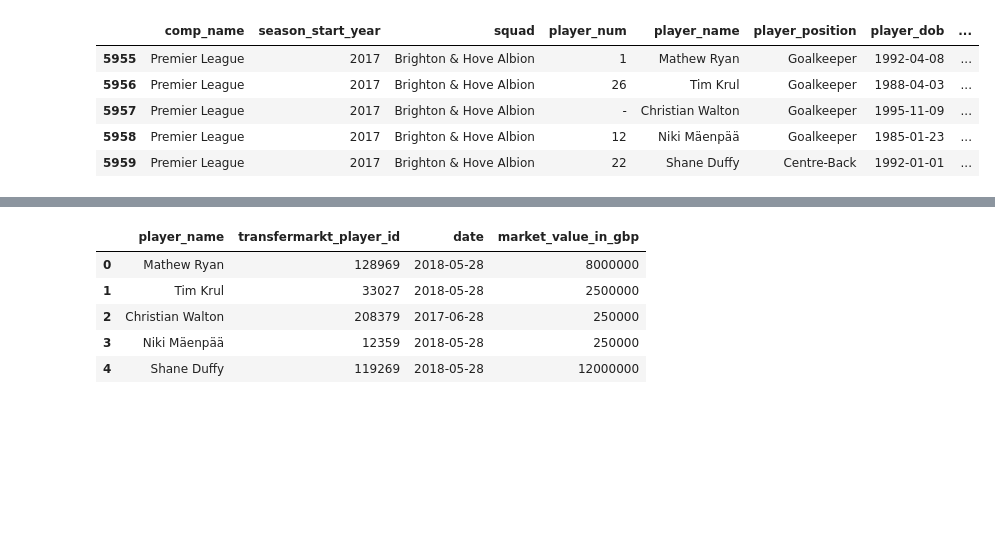
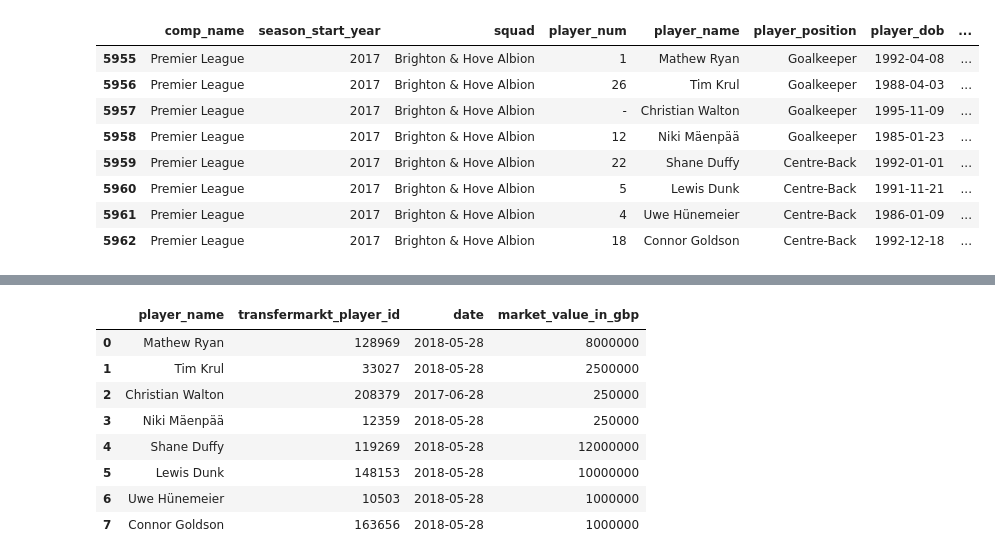
Before and after one commit to lyonjust/soccermatics, a Jupyter notebook: Assignment 2/get-transfermarkt-market-values.ipynb, the cells around one changed output, grey strips where cells are left out. Drawn from its saved outputs; the diff is of its cells as text; code cells hidden in the pictures; blank space fills up the shorter version.

```diff
--- a/Assignment 2/get-transfermarkt-market-values.ipynb
+++ b/Assignment 2/get-transfermarkt-market-values.ipynb
@@ -35,14 +38,17 @@ columns_to_keep = ['comp_name', 'season_start_year', 'squad',
 # %%
 df_brighton_players_2018 = df_transfermarkt_players[(df_transfermarkt_players['season_start_year']==2017) & (df_transfermarkt_players['squad']=='Brighton & Hove Albion')]
 df_brighton_players_2018 = df_brighton_players_2018[columns_to_keep]
-df_brighton_players_2018.head(5)
+df_brighton_players_2018.head(8)
 # %% [output]
 |  | comp_name | season_start_year | squad | player_num | player_name | player_position | player_dob | ... |
 | 5955 | Premier League | 2017 | Brighton & Hove Albion | 1 | Mathew Ryan | Goalkeeper | 1992-04-08 | ... |
 | 5956 | Premier League | 2017 | Brighton & Hove Albion | 26 | Tim Krul | Goalkeeper | 1988-04-03 | ... |
 | 5957 | Premier League | 2017 | Brighton & Hove Albion | - | Christian Walton | Goalkeeper | 1995-11-09 | ... |
 | 5958 | Premier League | 2017 | Brighton & Hove Albion | 12 | Niki Mäenpää | Goalkeeper | 1985-01-23 | ... |
 | 5959 | Premier League | 2017 | Brighton & Hove Albion | 22 | Shane Duffy | Centre-Back | 1992-01-01 | ... |
+| 5960 | Premier League | 2017 | Brighton & Hove Albion | 5 | Lewis Dunk | Centre-Back | 1991-11-21 | ... |
+| 5961 | Premier League | 2017 | Brighton & Hove Albion | 4 | Uwe Hünemeier | Centre-Back | 1986-01-09 | ... |
+| 5962 | Premier League | 2017 | Brighton & Hove Albion | 18 | Connor Goldson | Centre-Back | 1992-12-18 | ... |
 # %%
 base_url = 'https://www.transfermarkt.com/a/marktwertverlauf/spieler/' # "a" is a placeholder, can be anything, technically is player name but doesn't matter
 # %%
@@ -152,7 +158,7 @@ for id in tqdm(transfermarkt_ids):
         all_player_market_values.extend(this_player_transfer_history)
 # %%
 df_all_player_market_values = pd.DataFrame(all_player_market_values, columns=columns)
-df_all_player_market_values.head(5)
+df_all_player_market_values.head(8)
 # %% [output]
 |  | player_name | transfermarkt_player_id | date | market_value_in_gbp |
 | 0 | Mathew Ryan | 128969 | 2018-05-28 | 8000000 |
@@ -160,3 +166,6 @@ df_all_player_market_values.head(5)
 | 2 | Christian Walton | 208379 | 2017-06-28 | 250000 |
 | 3 | Niki Mäenpää | 12359 | 2018-05-28 | 250000 |
 | 4 | Shane Duffy | 119269 | 2018-05-28 | 12000000 |
+| 5 | Lewis Dunk | 148153 | 2018-05-28 | 10000000 |
+| 6 | Uwe Hünemeier | 10503 | 2018-05-28 | 1000000 |
+| 7 | Connor Goldson | 163656 | 2018-05-28 | 1000000 |
```
Also changed, not shown: parts of 2 cells of this notebook.
